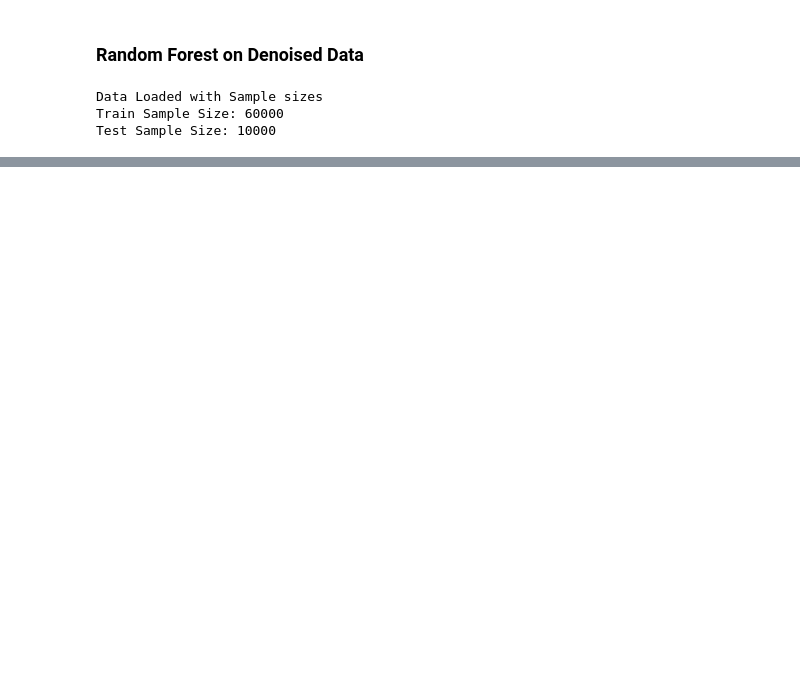
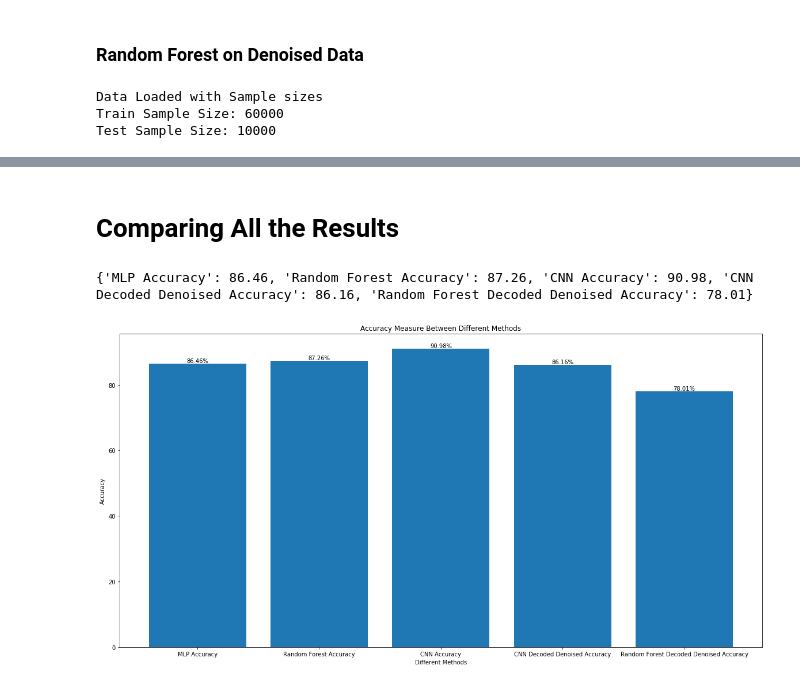
Before and after one commit to shivammehta007/-Workshop-Introduction-to-Web-Development, a Jupyter notebook: Task 2 CNN.ipynb, the cells around one changed output, grey strips where cells are left out. Saved outputs shown, nothing was run; the diff lists cells and outputs as text; code cells hidden in the pictures; blank space fills up the shorter version.

Commit message:
Task 2 Completed with Graphs

```diff
--- a/Task 2 CNN.ipynb
+++ b/Task 2 CNN.ipynb
@@ -367,7 +364,9 @@ final_parameters_cnn = grid_search_cnn.best_params_
 print(final_parameters_cnn)
 # %% [output]
 {'activation': 'relu', 'layers': [('Conv2D', 64), ('Dense', 32)], 'optimizer': 'adam'}
+# %%
+y_predicted_cnn = final_model_cnn.predict(test_data.X)
 # %%
-cnn_accuracy = accuracy_score(y_predicted_cnn, y_test)
+cnn_accuracy = accuracy_score(y_predicted_cnn, y_test) * 100
 print(cnn_accuracy)
 # %% [output]
@@ -574,0 +574,28 @@ print(rf_denoised_accuracy)
+# %% [markdown]
+# Comparing All the Results
+# %%
+accuracy = {
+    'MLP Accuracy' : np.round(mlp_accuracy_score,2),
+    'Random Forest Accuracy' : rf_accuracy_score,
+    'CNN Accuracy' : cnn_accuracy,
+    'CNN Decoded Denoised Accuracy' : cnn_decoded_accuracy,
+    'Random Forest Decoded Denoised Accuracy' : rf_denoised_accuracy
+}
+# %%
+print(accuracy)
+# %% [output]
+{'MLP Accuracy': 86.46, 'Random Forest Accuracy': 87.26, 'CNN Accuracy': 90.98, 'CNN Decoded Denoised Accuracy': 86.16, 'Random Forest Decoded Denoised Accuracy': 78.01}
+# %%
+# Display Graph Measure Of Accuracy Scores
+
+plt.figure(figsize=(20,10))
+bar_heights = plt.bar(accuracy.keys(), accuracy.values())
+plt.ylabel('Accuracy')
+plt.xlabel('Different Methods')
+plt.title('Accuracy Measure Between Different Methods')
+for rect in bar_heights:
+    height = rect.get_height()
+    plt.text(rect.get_x() + rect.get_width()/2.0, height, '{}%'.format(height), ha='center', va='bottom')
+plt.show()
+# %% [output]
+[figure, added]
```
Also changed, not shown: parts of 22 cells of this notebook.
